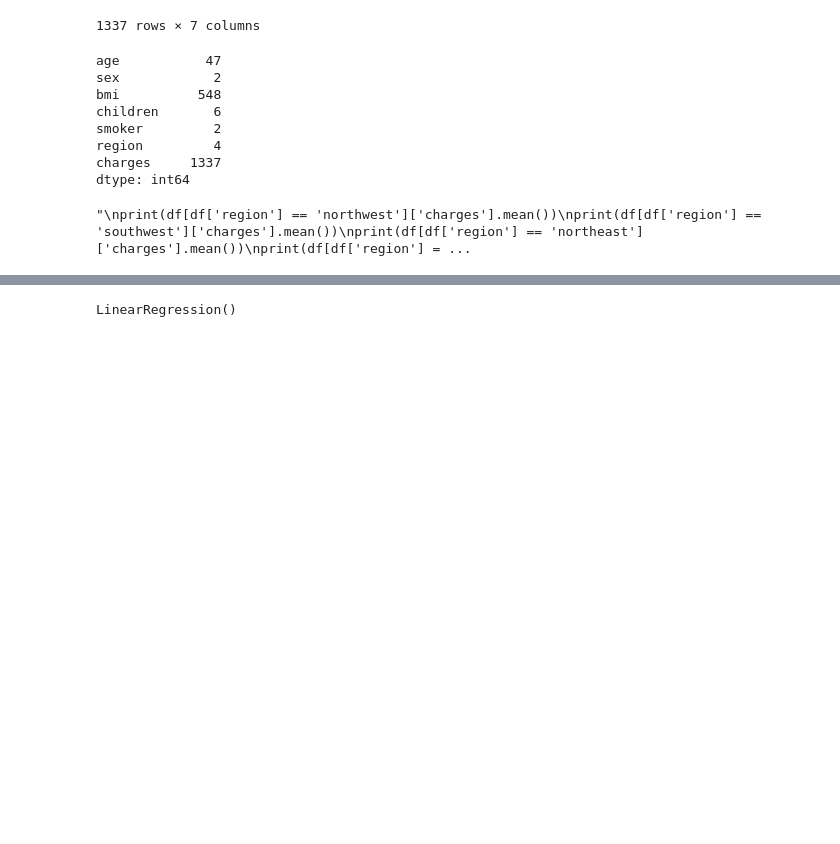
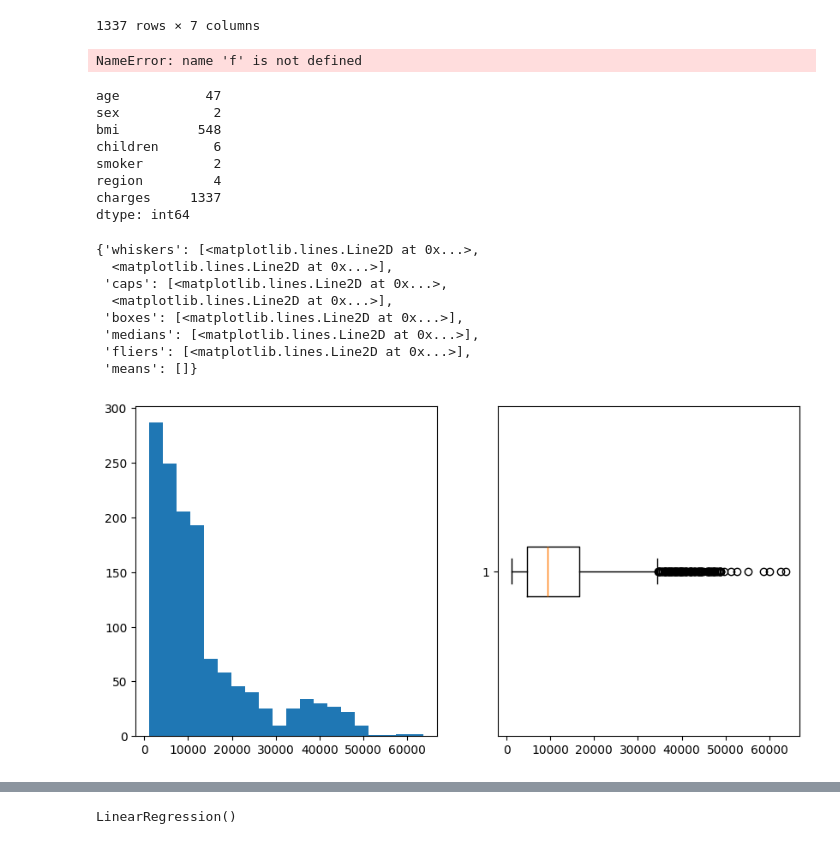
Before and after one commit to 4GeeksAcademy/machine-learning-python-template-chematudela-regresionlineal, a Jupyter notebook: src/explore.ipynb, the cells around one changed output, grey strips where cells are left out. Saved outputs shown, nothing was run; the diff lists cells and outputs as text; code cells hidden in the pictures; blank space fills up the shorter version.

```diff
--- a/src/explore.ipynb
+++ b/src/explore.ipynb
@@ -57,6 +63,12 @@ df
 | 1335 | 21 | female | 25.800 | 0 | no | southwest | 2007.94500 |
 | 1336 | 61 | female | 29.070 | 0 | yes | northwest | 29141.36030 |
 1337 rows × 7 columns
+# %%
+# Descripción inicial de las columnas que son númericas
+
+f.describe().T
+# %% [output]
+NameError: name 'f' is not defined
 # %%
 # Miramos los valores únicos.
 df.nunique()
@@ -71,13 +83,19 @@ smoker         2
 region         4
 charges     1337
 dtype: int64
-# %%
-#No hacer caso a esto
-'''
-print(df[df['region'] == 'northwest']['charges'].mean())
-print(df[df['region'] == 'southwest']['charges'].mean())
-print(df[df['region'] == 'northeast']['charges'].mean())
-print(df[df['region'] == 'southeast']['charges'].mean())
-'''
-# %% [output]
-"\nprint(df[df['region'] == 'northwest']['charges'].mean())\nprint(df[df['region'] == 'southwest']['charges'].mean())\nprint(df[df['region'] == 'northeast']['charges'].mean())\nprint(df[df['region'] = ...
+# %%
+# dibujamos la variable independiente para entender la distribución
+
+fig, ax= plt.subplots (1,2, figsize = (10,5))
+ax[0].hist(df['charges'], bins =20)
+ax[1].boxplot(df['charges'], vert = False)
+# %% [output]
+{'whiskers': [<matplotlib.lines.Line2D at 0x...>,
+  <matplotlib.lines.Line2D at 0x...>],
+ 'caps': [<matplotlib.lines.Line2D at 0x...>,
+  <matplotlib.lines.Line2D at 0x...>],
+ 'boxes': [<matplotlib.lines.Line2D at 0x...>],
+ 'medians': [<matplotlib.lines.Line2D at 0x...>],
+ 'fliers': [<matplotlib.lines.Line2D at 0x...>],
+ 'means': []}
+[figure, added]
```
Also changed, not shown: parts of 23 cells of this notebook, 1 other file.
